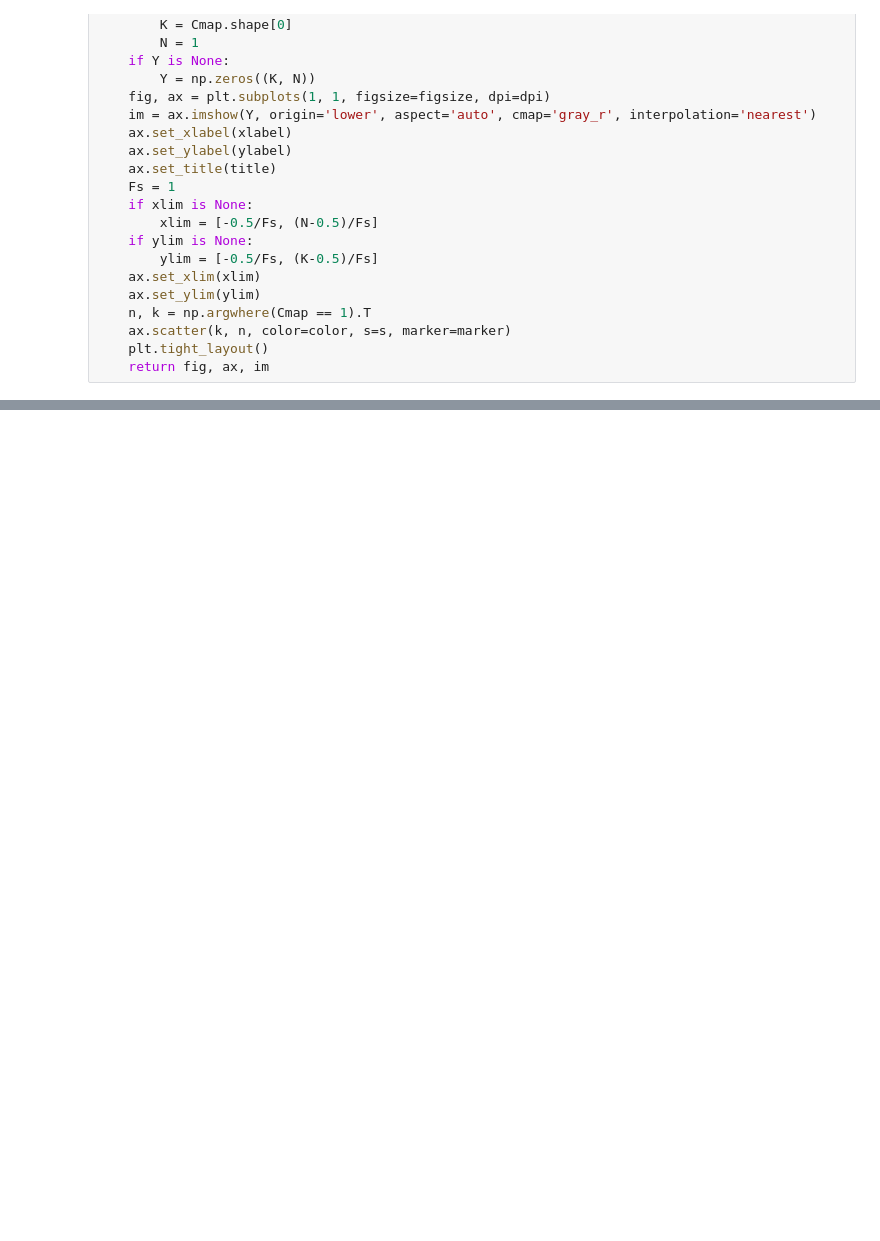
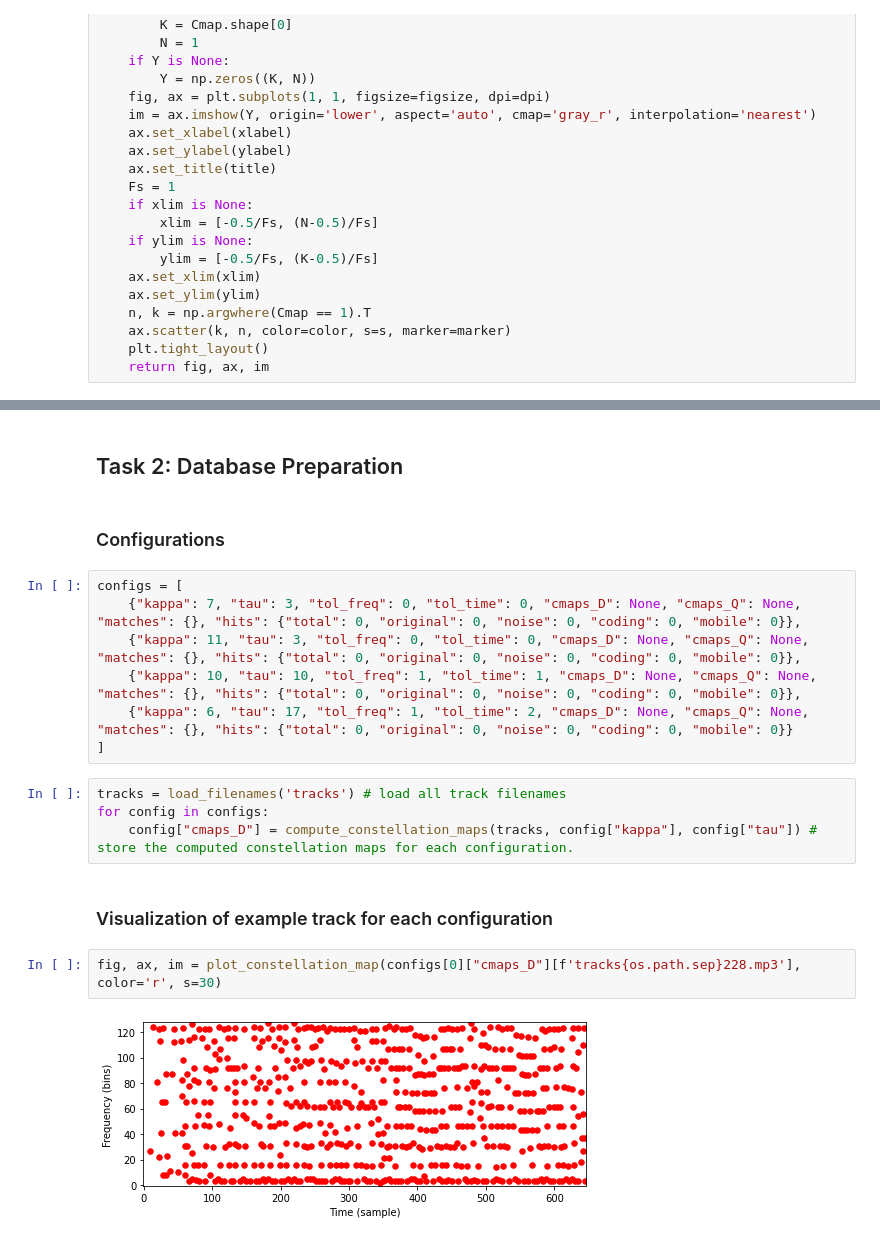
Before and after one commit to BinW3g/W2025_Information_Retrieval, a Jupyter notebook: IR_P2_M1.ipynb, the cells around one changed output, grey strips where cells are left out. Cells and saved outputs as stored; diff of their text form; blank space fills up the shorter version.

```diff
--- a/IR_P2_M1.ipynb
+++ b/IR_P2_M1.ipynb
@@ -188,0 +206,21 @@ def load_filenames(directory):
+# %% [markdown]
+## Task 2: Database Preparation
+# %% [markdown]
+### Configurations
+# %%
+configs = [
+    {"kappa": 7, "tau": 3, "tol_freq": 0, "tol_time": 0, "cmaps_D": None, "cmaps_Q": None, "matches": {}, "hits": {"total": 0, "original": 0, "noise": 0, "coding": 0, "mobile": 0}},
+    {"kappa": 11, "tau": 3, "tol_freq": 0, "tol_time": 0, "cmaps_D": None, "cmaps_Q": None, "matches": {}, "hits": {"total": 0, "original": 0, "noise": 0, "coding": 0, "mobile": 0}},
+    {"kappa": 10, "tau": 10, "tol_freq": 1, "tol_time": 1, "cmaps_D": None, "cmaps_Q": None, "matches": {}, "hits": {"total": 0, "original": 0, "noise": 0, "coding": 0, "mobile": 0}},
+    {"kappa": 6, "tau": 17, "tol_freq": 1, "tol_time": 2, "cmaps_D": None, "cmaps_Q": None, "matches": {}, "hits": {"total": 0, "original": 0, "noise": 0, "coding": 0, "mobile": 0}}
+]
+# %%
+tracks = load_filenames('tracks') # load all track filenames
+for config in configs:
+    config["cmaps_D"] = compute_constellation_maps(tracks, config["kappa"], config["tau"]) # store the computed constellation maps for each configuration.
+# %% [markdown]
+### Visualization of example track for each configuration
+# %%
+fig, ax, im = plot_constellation_map(configs[0]["cmaps_D"][f'tracks{os.path.sep}228.mp3'], color='r', s=30)
+# %% [output]
+[figure, added]
```
Also changed, not shown: parts of 41 cells of this notebook.
